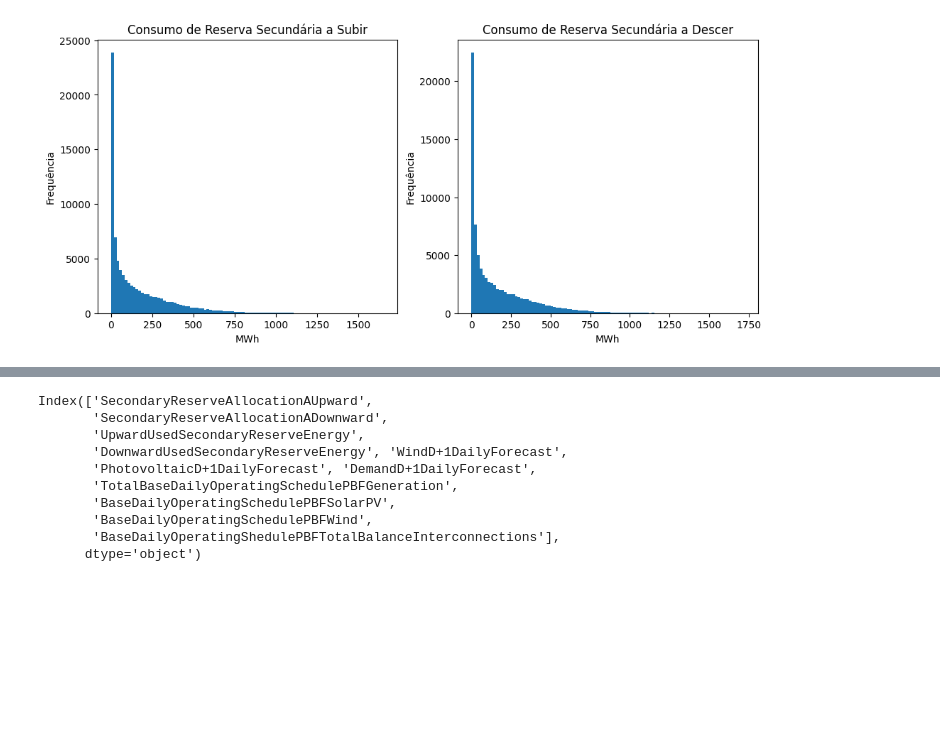
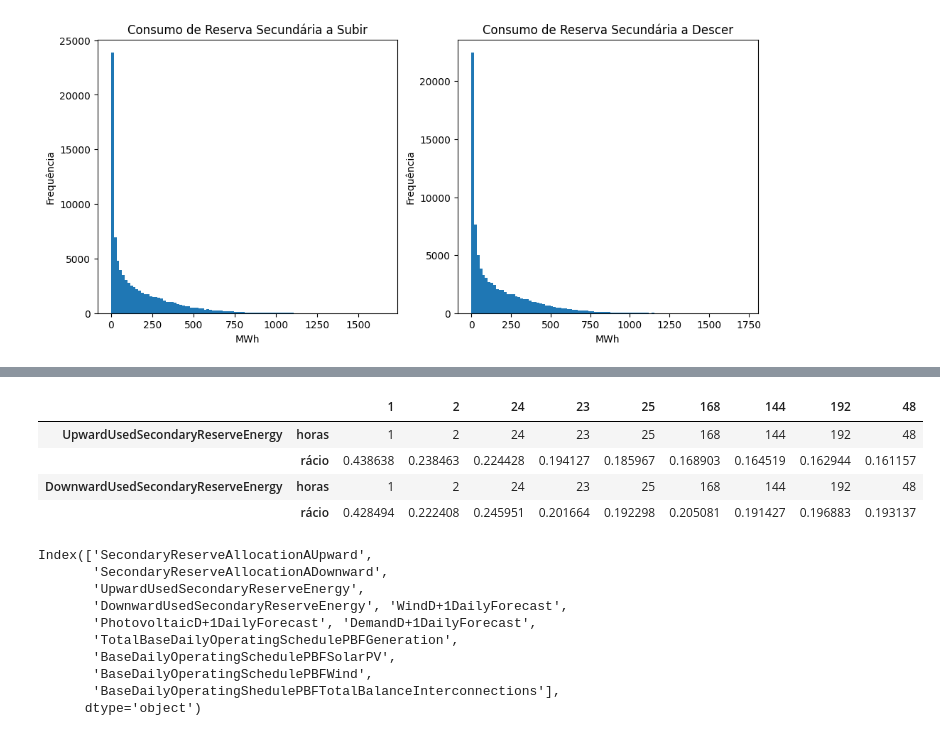
Before and after one commit to JotaFan/renewable-generation-into-reserve-markets, a Jupyter notebook: notebooks/Analise Dados Crus.ipynb, the cells around one changed output, grey strips where cells are left out. Saved outputs shown, nothing was run; the diff lists cells and outputs as text; code cells hidden in the pictures; blank space fills up the shorter version.

```diff
--- a/notebooks/Analise Dados Crus.ipynb
+++ b/notebooks/Analise Dados Crus.ipynb
@@ -168,0 +171,39 @@ plt.savefig(os.path.join(folder_figures, figure_name))
+# %%
+from statsmodels.tsa.stattools import acf
+
+lags_dict={}
+for y_col in columns_Y:
+    lags_dict[y_col]=acf(dataset2[y_col], nlags=lag_time)
+
+lags_pd = pd.DataFrame(lags_dict)
+lags_order = []
+for y_col in columns_Y:
+    lags_col_order = lags_pd[[y_col]].sort_values(by=y_col,ascending=False)[:10]
+    lags_col_order["horas"] = lags_col_order.index
+    lags_col_order["horas"] = lags_col_order["horas"].astype(int)
+    lags_col_order["rácio"]=lags_col_order[y_col]
+    lags_col_order = lags_col_order.drop(columns=y_col)
+    lags_col_order = lags_col_order.iloc[1:].T
+    lags_col_order.loc["horas"] = lags_col_order.loc["horas"].astype(int)
+    t = lags_col_order.loc["horas"]
+    t = [str(int(f)) for f in t.to_list()]
+    lags_col_order.loc["horas"] = t
+    lags_col_order["a"] = y_col
+    #lags_col_order["b"]=None
+    #lags_col_order = lags_col_order.reset_index(drop=True)
+
+    lags_order.append(lags_col_order)
+
+lags_order = pd.concat(lags_order, ignore_index=False)
+lags_order["b"] = lags_order.index
+lags_order=lags_order.set_index(["a", "b"])
+lags_order.index.names=[None,None]
+#lags_order.columns=[None]*len(lags_order.columns)
+# %%
+lags_order
+# %% [output]
+|  |  | 1 | 2 | 24 | 23 | 25 | 168 | 144 | 192 | 48 |
+| UpwardUsedSecondaryReserveEnergy | horas | 1 | 2 | 24 | 23 | 25 | 168 | 144 | 192 | 48 |
+|  | rácio | 0.438638 | 0.238463 | 0.224428 | 0.194127 | 0.185967 | 0.168903 | 0.164519 | 0.162944 | 0.161157 |
+| DownwardUsedSecondaryReserveEnergy | horas | 1 | 2 | 24 | 23 | 25 | 168 | 144 | 192 | 48 |
+|  | rácio | 0.428494 | 0.222408 | 0.245951 | 0.201664 | 0.192298 | 0.205081 | 0.191427 | 0.196883 | 0.193137 |
```
Also changed, not shown: parts of 2 cells of this notebook, 12 other files.
